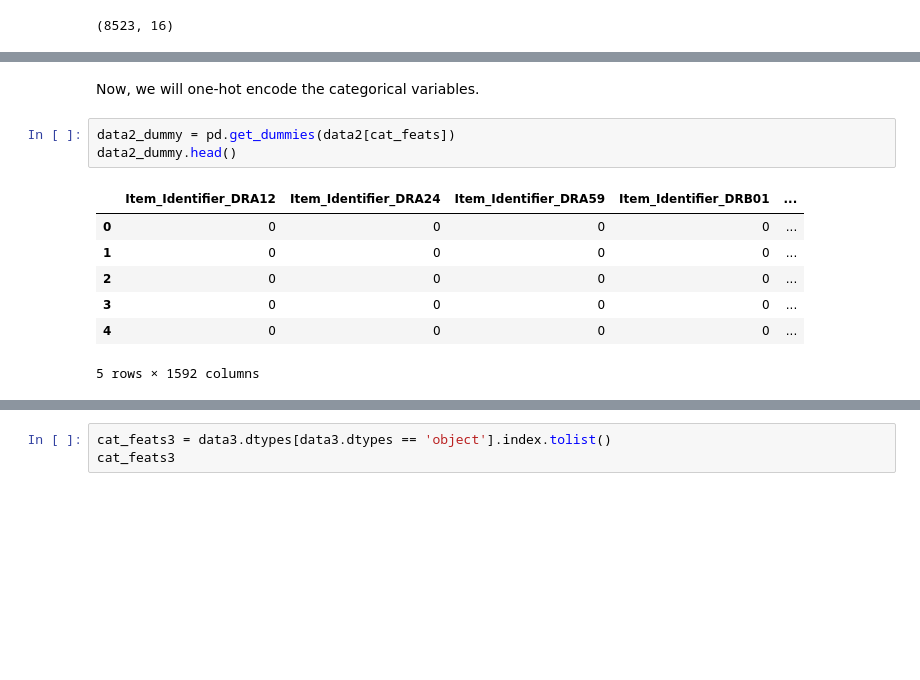
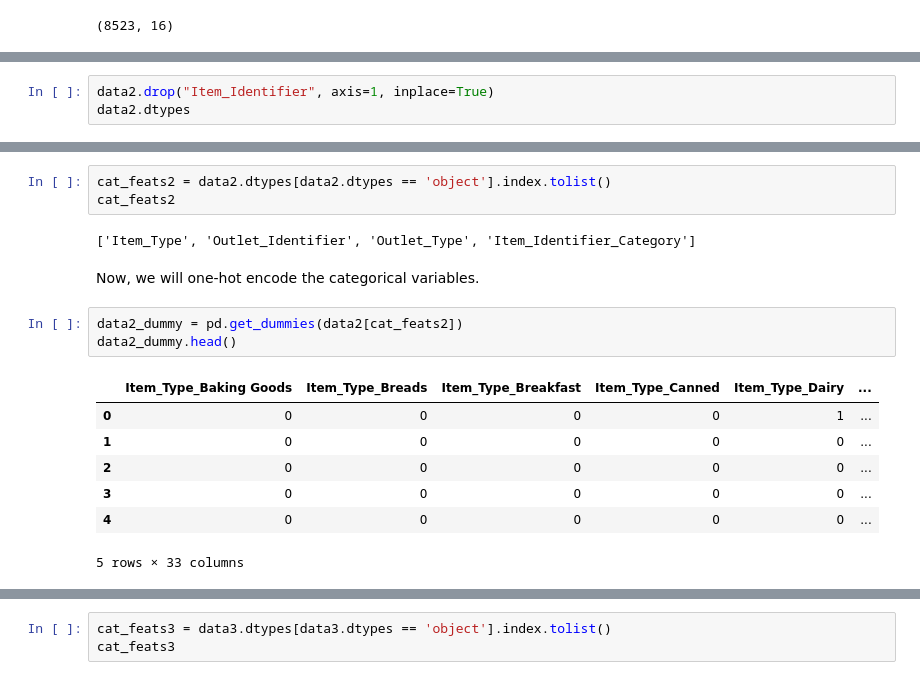
Before and after one commit to ryan-ferns/DS_auticon_week_3, a Jupyter notebook: feature_engineering_exercise.ipynb, the cells around one changed output, grey strips where cells are left out. Saved outputs shown, nothing was run; the diff lists cells and outputs as text; blank space fills up the shorter version.

Commit message:
Removed the Item_Identifier variable.

```diff
--- a/feature_engineering_exercise.ipynb
+++ b/feature_engineering_exercise.ipynb
@@ -412,0 +415,3 @@ data2.shape
+# %%
+data2.drop("Item_Identifier", axis=1, inplace=True)
+data2.dtypes
@@ -413,14 +435,19 @@ data2.shape
+# %%
+cat_feats2 = data2.dtypes[data2.dtypes == 'object'].index.tolist()
+cat_feats2
+# %% [output]
+['Item_Type', 'Outlet_Identifier', 'Outlet_Type', 'Item_Identifier_Category']
 # %% [markdown]
 Now, we will one-hot encode the categorical variables.
 # %%
-data2_dummy = pd.get_dummies(data2[cat_feats])
+data2_dummy = pd.get_dummies(data2[cat_feats2])
 data2_dummy.head()
 # %% [output]
-|  | Item_Identifier_DRA12 | Item_Identifier_DRA24 | Item_Identifier_DRA59 | Item_Identifier_DRB01 | ... |
-| 0 | 0 | 0 | 0 | 0 | ... |
-| 1 | 0 | 0 | 0 | 0 | ... |
-| 2 | 0 | 0 | 0 | 0 | ... |
-| 3 | 0 | 0 | 0 | 0 | ... |
-| 4 | 0 | 0 | 0 | 0 | ... |
+|  | Item_Type_Baking Goods | Item_Type_Breads | Item_Type_Breakfast | Item_Type_Canned | Item_Type_Dairy | ... |
+| 0 | 0 | 0 | 0 | 0 | 1 | ... |
+| 1 | 0 | 0 | 0 | 0 | 0 | ... |
+| 2 | 0 | 0 | 0 | 0 | 0 | ... |
+| 3 | 0 | 0 | 0 | 0 | 0 | ... |
+| 4 | 0 | 0 | 0 | 0 | 0 | ... |
-5 rows × 1592 columns
+5 rows × 33 columns
 # %%
```
Also changed, not shown: parts of 7 cells of this notebook, 1 other file.
